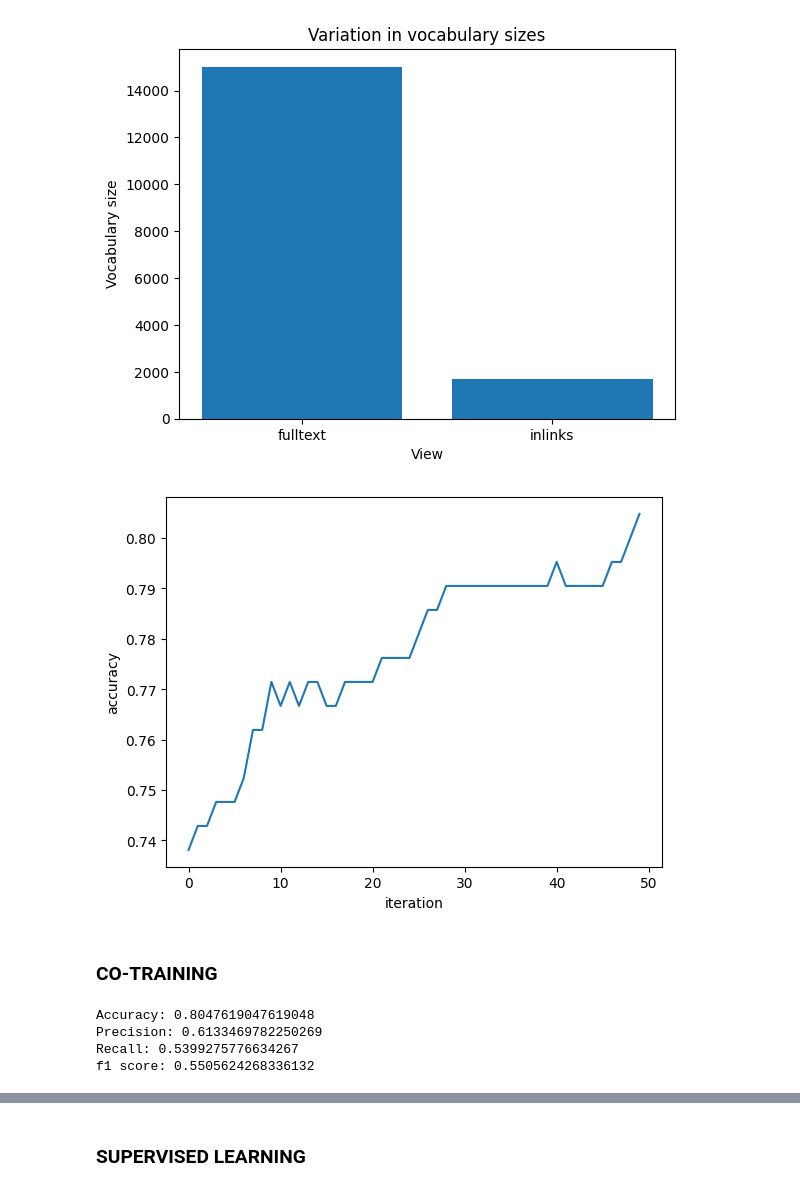
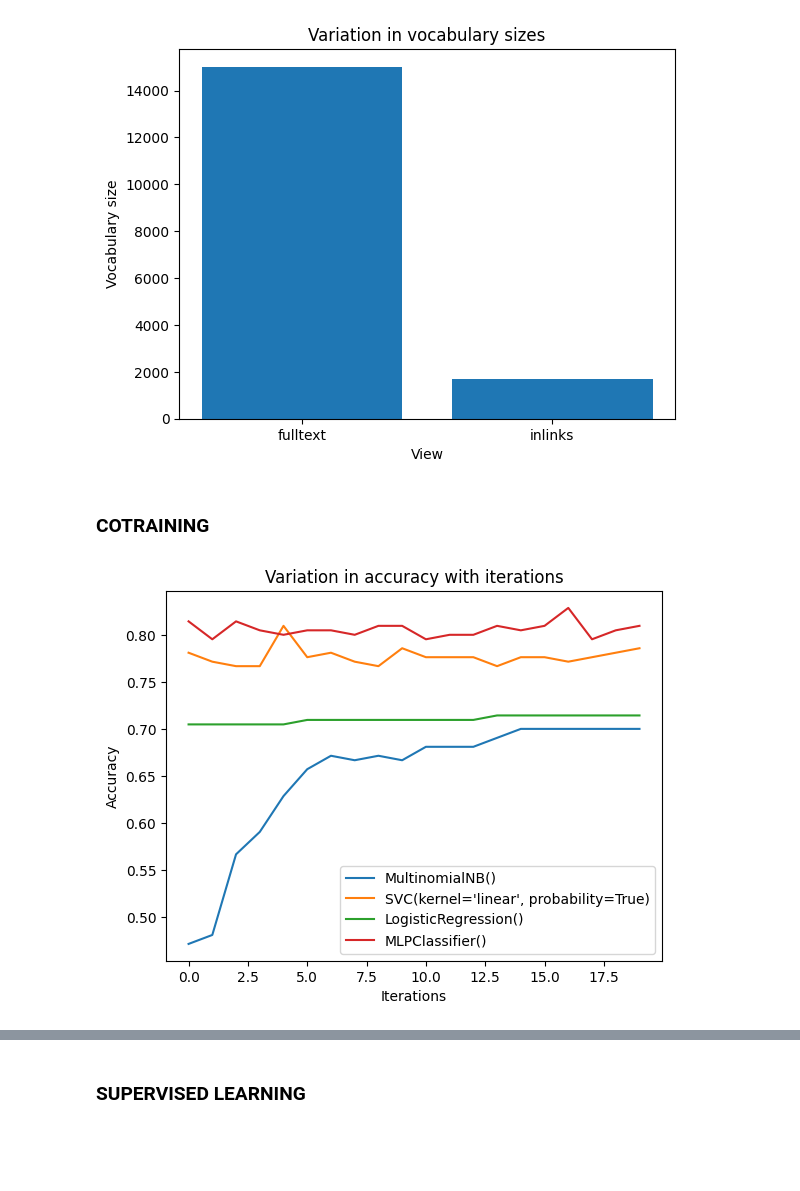
Before and after one commit to Shravya1234567/Combining_Labeled_and_Unlabeled_Data_with_Co-Training, a Jupyter notebook: project.ipynb, the cells around one changed output, grey strips where cells are left out. Cells and saved outputs as stored; diff of their text form; code cells hidden in the pictures; blank space fills up the shorter version.

```diff
--- a/project.ipynb
+++ b/project.ipynb
@@ -565,61 +552,19 @@ for i in range(len(X_train)):
     else:
         X_train_U.append(X_train[i])
         y_train_U.append(y_train[i])
-# %%
-# Getting the trained classifiers
-arr = [5,3,2,1,12]
-clf_fulltext,clf_inlinks,acc = cotrain_multi_class(arr,50,150,X_train_L,X_train_U,y_train_L,y_train_U,X_test,y_test)
-# %%
-# plotting the accuracy vs iteration
-import matplotlib.pyplot as plt
-plt.plot(acc)
-plt.xlabel('iteration')
-plt.ylabel('accuracy')
-plt.show()
-# %% [output]
-[figure, removed]
-# %% [markdown]
-### CO-TRAINING
-# %%
-# Testing the classifiers
-X_test_fulltext = []
-X_test_inlinks = []
-
-for i in range(len(X_test)):
-    X_test_fulltext.append(X_test[i]['fulltext'])
-    X_test_inlinks.append(X_test[i]['inlinks'])
-
-y_pred_fulltext = clf_fulltext.predict_proba(X_test_fulltext)
-y_pred_inlinks = clf_inlinks.predict_proba(X_test_inlinks)
-
-# calculating the accuracy by taking the maximum of the probabilities of the two classifiers
-y_pred = []
-for i in range(len(y_pred_fulltext)):
-    # maximum probability from fulltext classifier
-    max_prob1 = np.max(y_pred_fulltext[i])
-    index1 = np.argmax(y_pred_fulltext[i])
-    # maximum probability from inlinks classifier
-    max_prob2 = np.max(y_pred_inlinks[i])
-    index2 = np.argmax(y_pred_inlinks[i])
-    if max_prob1 > max_prob2:
-        y_pred.append(index1)
-    else:
-        y_pred.append(index2)
-
-y_pred = np.array(y_pred)
-
-# calculating the accuracy
-count = 0
-for i in range(len(y_pred)):
-    if y_pred[i] == y_test[i]:
-        count += 1
-
-print('Accuracy:',count/len(y_pred))
-print('Precision:',precision_score(y_test,y_pred,average='macro',zero_division=0))
-print('Recall:',recall_score(y_test,y_pred,average='macro',zero_division=0))
-print('f1 score:',f1_score(y_test,y_pred,average='macro',zero_division=0))
-# %% [output]
-Accuracy: 0.8047619047619048
-Precision: 0.6133469782250269
-Recall: 0.5399275776634267
-f1 score: 0.5505624268336132
+# %% [markdown]
+### COTRAINING
+# %%
+arr = [5,3,2,1,12]
+clf_fulltexts = [MultinomialNB(),SVC(kernel='linear',probability=True),LogisticRegression(),MLPClassifier()]
+clf_inlinkss = [MultinomialNB(),SVC(kernel='linear',probability=True),LogisticRegression(),MLPClassifier()]
+for i in range(len(clf_fulltexts)):
+    clf_fulltext, clf_inlinks, accuracy_list,_,_,_ = cotrain_multi_class(arr,20,150,X_train_L,X_train_U,y_train_L,y_train_U, X_test, y_test, clf_fulltexts[i],clf_inlinkss[i])
+    plt.plot(accuracy_list,label=clf_fulltexts[i])
+plt.xlabel('Iterations')
+plt.ylabel('Accuracy')
+plt.title('Variation in accuracy with iterations')
+plt.legend()
+plt.show()
+# %% [output]
+[figure, added]
```
Also changed, not shown: parts of 23 cells of this notebook.
